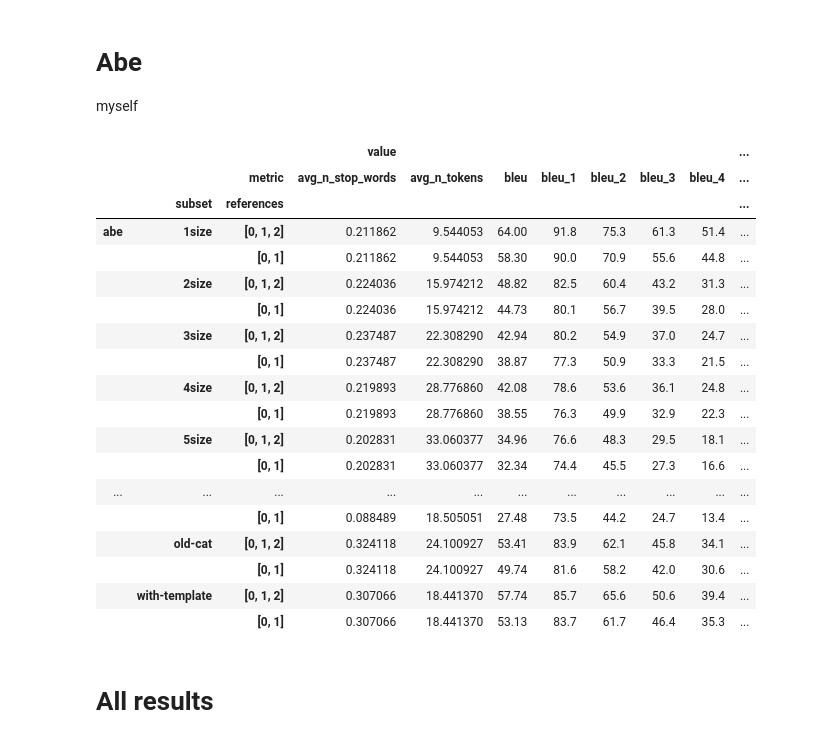
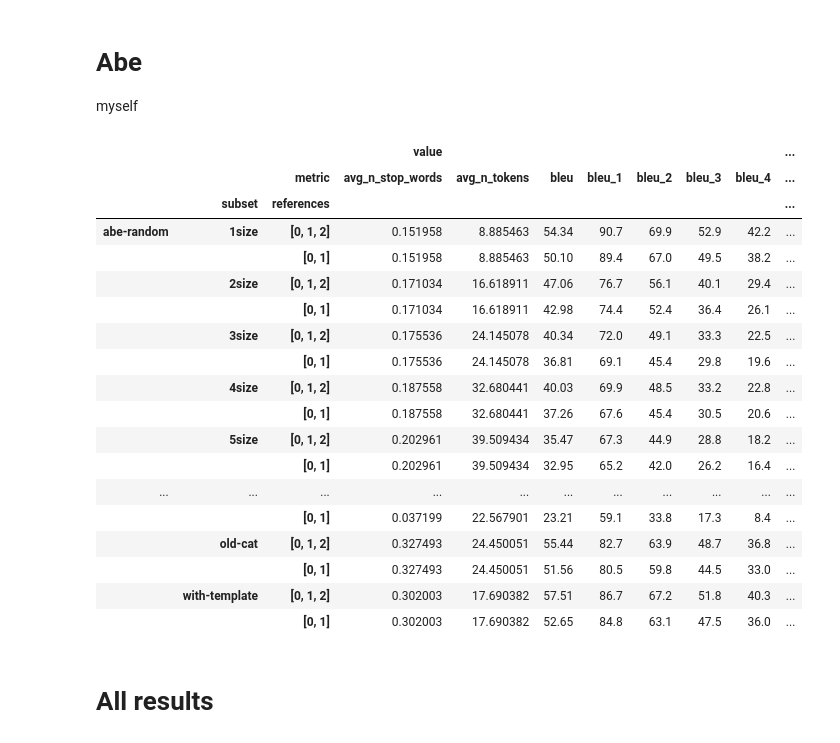
Before and after one commit to abevieiramota/masters, a Jupyter notebook: notebook/00 - Automatic evaluation.ipynb, the cells around one changed output. Drawn from its saved outputs; the diff is of its cells as text; code cells hidden in the pictures.

```diff
--- a/notebook/00 - Automatic evaluation.ipynb
+++ b/notebook/00 - Automatic evaluation.ipynb
@@ -429,27 +429,27 @@ df.loc[('BIU_Chimera_v1', slice(None), slice(None))].unstack()
 
 myself
 # %%
-df.loc[('abe', slice(None), slice(None))].unstack()
+df.loc[('abe-random', slice(None), slice(None))].unstack()
 # %% [output]
 |  |  |  | value |  |  |  |  |  |  | ... |
 |  |  | metric | avg_n_stop_words | avg_n_tokens | bleu | bleu_1 | bleu_2 | bleu_3 | bleu_4 | ... |
 |  | subset | references |  |  |  |  |  |  |  | ... |
-| abe | 1size | [0, 1, 2] | 0.211862 | 9.544053 | 64.00 | 91.8 | 75.3 | 61.3 | 51.4 | ... |
-|  |  | [0, 1] | 0.211862 | 9.544053 | 58.30 | 90.0 | 70.9 | 55.6 | 44.8 | ... |
-|  | 2size | [0, 1, 2] | 0.224036 | 15.974212 | 48.82 | 82.5 | 60.4 | 43.2 | 31.3 | ... |
-|  |  | [0, 1] | 0.224036 | 15.974212 | 44.73 | 80.1 | 56.7 | 39.5 | 28.0 | ... |
-|  | 3size | [0, 1, 2] | 0.237487 | 22.308290 | 42.94 | 80.2 | 54.9 | 37.0 | 24.7 | ... |
-|  |  | [0, 1] | 0.237487 | 22.308290 | 38.87 | 77.3 | 50.9 | 33.3 | 21.5 | ... |
-|  | 4size | [0, 1, 2] | 0.219893 | 28.776860 | 42.08 | 78.6 | 53.6 | 36.1 | 24.8 | ... |
-|  |  | [0, 1] | 0.219893 | 28.776860 | 38.55 | 76.3 | 49.9 | 32.9 | 22.3 | ... |
-|  | 5size | [0, 1, 2] | 0.202831 | 33.060377 | 34.96 | 76.6 | 48.3 | 29.5 | 18.1 | ... |
-|  |  | [0, 1] | 0.202831 | 33.060377 | 32.34 | 74.4 | 45.5 | 27.3 | 16.6 | ... |
+| abe-random | 1size | [0, 1, 2] | 0.151958 | 8.885463 | 54.34 | 90.7 | 69.9 | 52.9 | 42.2 | ... |
+|  |  | [0, 1] | 0.151958 | 8.885463 | 50.10 | 89.4 | 67.0 | 49.5 | 38.2 | ... |
+|  | 2size | [0, 1, 2] | 0.171034 | 16.618911 | 47.06 | 76.7 | 56.1 | 40.1 | 29.4 | ... |
+|  |  | [0, 1] | 0.171034 | 16.618911 | 42.98 | 74.4 | 52.4 | 36.4 | 26.1 | ... |
+|  | 3size | [0, 1, 2] | 0.175536 | 24.145078 | 40.34 | 72.0 | 49.1 | 33.3 | 22.5 | ... |
+|  |  | [0, 1] | 0.175536 | 24.145078 | 36.81 | 69.1 | 45.4 | 29.8 | 19.6 | ... |
+|  | 4size | [0, 1, 2] | 0.187558 | 32.680441 | 40.03 | 69.9 | 48.5 | 33.2 | 22.8 | ... |
+|  |  | [0, 1] | 0.187558 | 32.680441 | 37.26 | 67.6 | 45.4 | 30.5 | 20.6 | ... |
+|  | 5size | [0, 1, 2] | 0.202961 | 39.509434 | 35.47 | 67.3 | 44.9 | 28.8 | 18.2 | ... |
+|  |  | [0, 1] | 0.202961 | 39.509434 | 32.95 | 65.2 | 42.0 | 26.2 | 16.4 | ... |
 | ... | ... | ... | ... | ... | ... | ... | ... | ... | ... | ... |
-|  |  | [0, 1] | 0.088489 | 18.505051 | 27.48 | 73.5 | 44.2 | 24.7 | 13.4 | ... |
-|  | old-cat | [0, 1, 2] | 0.324118 | 24.100927 | 53.41 | 83.9 | 62.1 | 45.8 | 34.1 | ... |
-|  |  | [0, 1] | 0.324118 | 24.100927 | 49.74 | 81.6 | 58.2 | 42.0 | 30.6 | ... |
-|  | with-template | [0, 1, 2] | 0.307066 | 18.441370 | 57.74 | 85.7 | 65.6 | 50.6 | 39.4 | ... |
-|  |  | [0, 1] | 0.307066 | 18.441370 | 53.13 | 83.7 | 61.7 | 46.4 | 35.3 | ... |
+|  |  | [0, 1] | 0.037199 | 22.567901 | 23.21 | 59.1 | 33.8 | 17.3 | 8.4 | ... |
+|  | old-cat | [0, 1, 2] | 0.327493 | 24.450051 | 55.44 | 82.7 | 63.9 | 48.7 | 36.8 | ... |
+|  |  | [0, 1] | 0.327493 | 24.450051 | 51.56 | 80.5 | 59.8 | 44.5 | 33.0 | ... |
+|  | with-template | [0, 1, 2] | 0.302003 | 17.690382 | 57.51 | 86.7 | 67.2 | 51.8 | 40.3 | ... |
+|  |  | [0, 1] | 0.302003 | 17.690382 | 52.65 | 84.8 | 63.1 | 47.5 | 36.0 | ... |
 # %% [markdown]
 # All results
 # %% [markdown]
```
Also changed, not shown: parts of 4 cells of this notebook, 10 other files.
